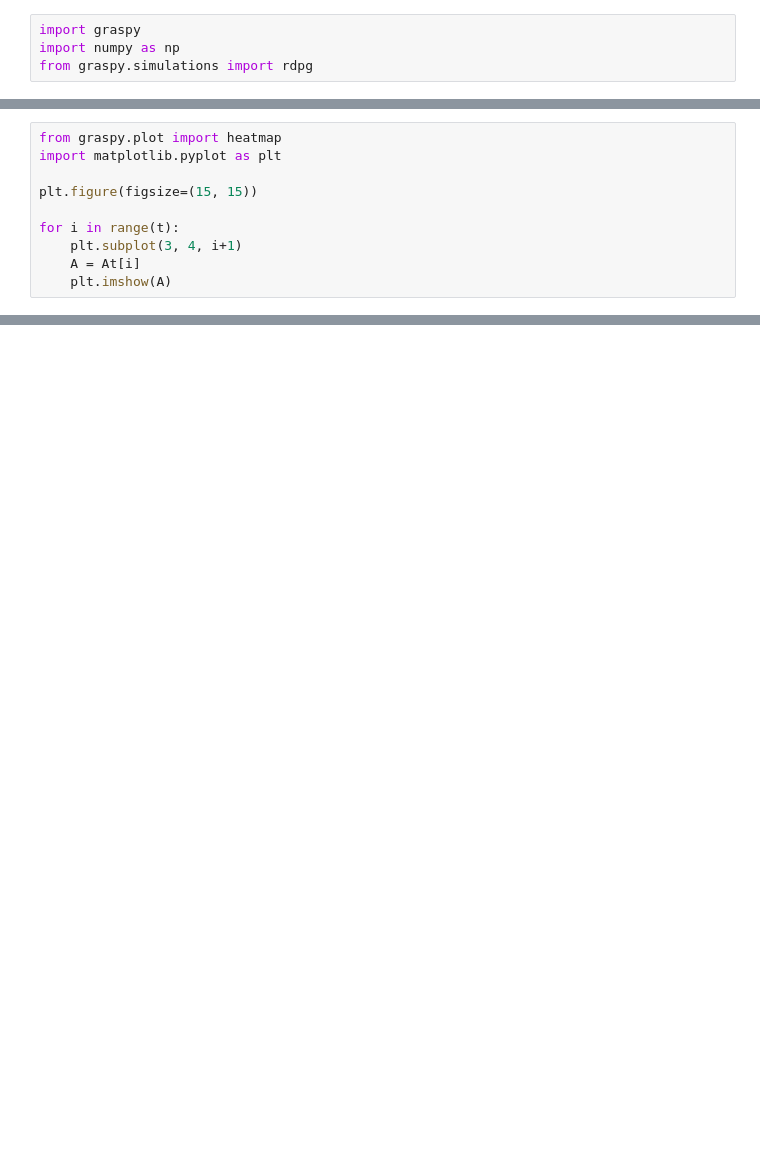
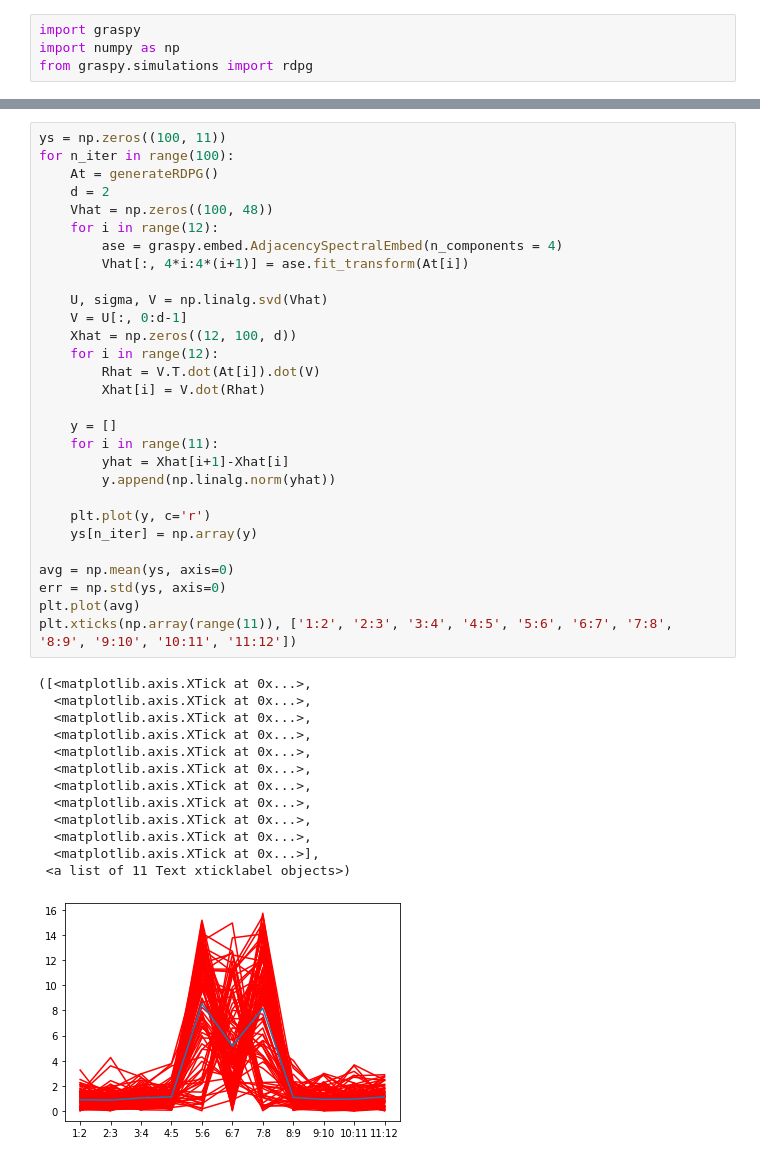
Before and after one commit to NeuroDataDesign/team-forbidden-forest, a Jupyter notebook: ShumingXu/RDPG.ipynb, the cells around one changed output, grey strips where cells are left out. Drawn from its saved outputs; the diff is of its cells as text; blank space fills up the shorter version.

```diff
--- a/ShumingXu/RDPG.ipynb
+++ b/ShumingXu/RDPG.ipynb
@@ -33,10 +29,0 @@ print(Xt.shape)
-# %%
-from graspy.plot import heatmap
-import matplotlib.pyplot as plt
-
-plt.figure(figsize=(15, 15))
-
-for i in range(t):
-    plt.subplot(3, 4, i+1)
-    A = At[i]
-    plt.imshow(A)
@@ -106,0 +57,43 @@ plt.plot(d_shortest_path.diagonal(offset=1))
+# %%
+ys = np.zeros((100, 11))
+for n_iter in range(100):
+    At = generateRDPG()
+    d = 2
+    Vhat = np.zeros((100, 48))
+    for i in range(12):
+        ase = graspy.embed.AdjacencySpectralEmbed(n_components = 4)
+        Vhat[:, 4*i:4*(i+1)] = ase.fit_transform(At[i])
+
+    U, sigma, V = np.linalg.svd(Vhat)
+    V = U[:, 0:d-1]
+    Xhat = np.zeros((12, 100, d))
+    for i in range(12):
+        Rhat = V.T.dot(At[i]).dot(V)
+        Xhat[i] = V.dot(Rhat)
+
+    y = []
+    for i in range(11):
+        yhat = Xhat[i+1]-Xhat[i]
+        y.append(np.linalg.norm(yhat))
+
+    plt.plot(y, c='r')
+    ys[n_iter] = np.array(y)
+
+avg = np.mean(ys, axis=0)
+err = np.std(ys, axis=0)
+plt.plot(avg)
+plt.xticks(np.array(range(11)), ['1:2', '2:3', '3:4', '4:5', '5:6', '6:7', '7:8', '8:9', '9:10', '10:11', '11:12'])
+# %% [output]
+([<matplotlib.axis.XTick at 0x...>,
+  <matplotlib.axis.XTick at 0x...>,
+  <matplotlib.axis.XTick at 0x...>,
+  <matplotlib.axis.XTick at 0x...>,
+  <matplotlib.axis.XTick at 0x...>,
+  <matplotlib.axis.XTick at 0x...>,
+  <matplotlib.axis.XTick at 0x...>,
+  <matplotlib.axis.XTick at 0x...>,
+  <matplotlib.axis.XTick at 0x...>,
+  <matplotlib.axis.XTick at 0x...>,
+  <matplotlib.axis.XTick at 0x...>],
+ <a list of 11 Text xticklabel objects>)
+[figure, added]
```
Also changed, not shown: parts of 13 cells of this notebook.
